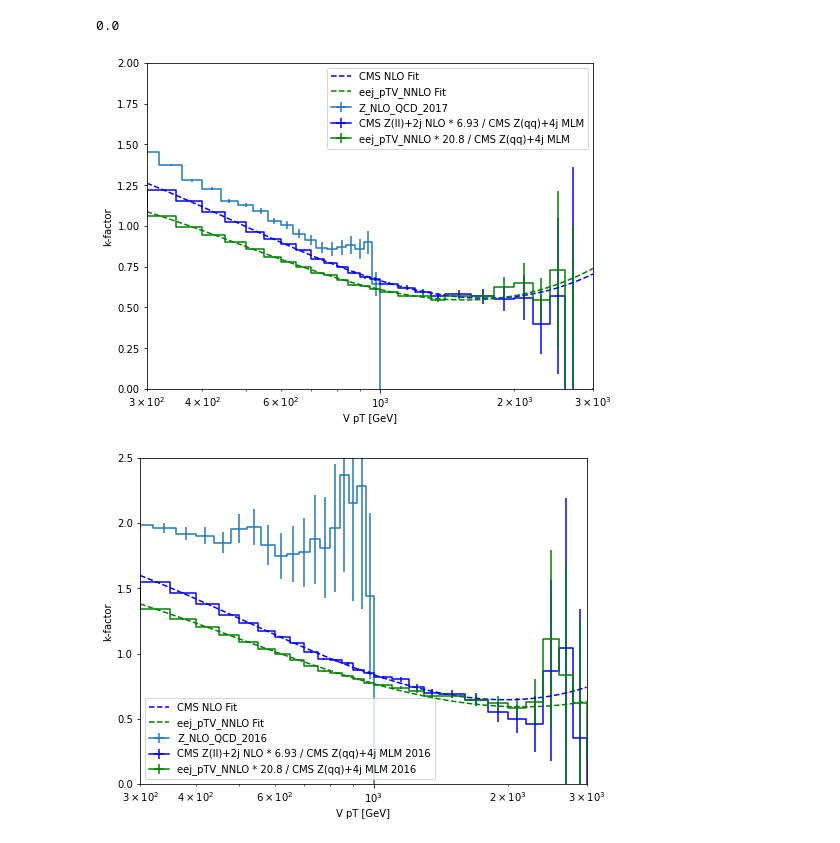
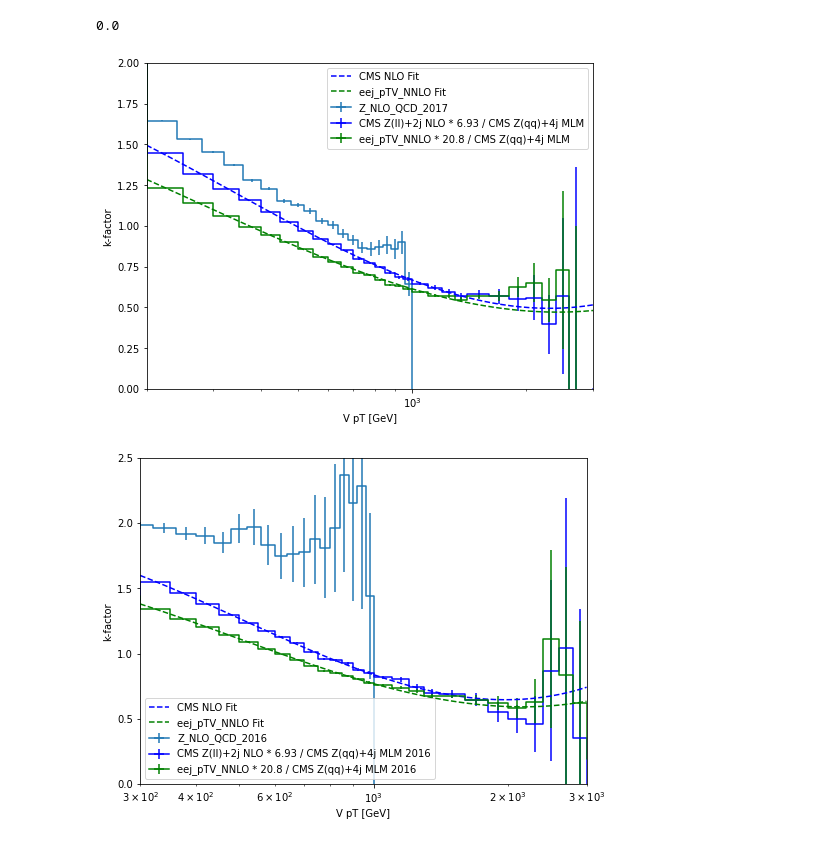
Before and after one commit to mroguljic/Zbb_SF, a Jupyter notebook: NLO_kfactors/vjets_kfactors.ipynb, the cells around one changed output. Saved outputs shown, nothing was run; the diff lists cells and outputs as text; code cells hidden in the pictures.

Commit message:
nlo samples with lwoer pt (still missing xsec)

```diff
--- a/NLO_kfactors/vjets_kfactors.ipynb
+++ b/NLO_kfactors/vjets_kfactors.ipynb
@@ -144,12 +144,16 @@ xs = {
     "ZJetsToQQ_HT600to800_qc19_4j_TuneCP5_13TeV-madgraphMLM-pythia8": 34.06,
     "ZJetsToQQ_HT-800toInf_qc19_4j_TuneCP5_13TeV-madgraphMLM-pythia8": 18.57,
     # monoJet NLO
+    "DY1JetsToLL_M-50_LHEZpT_150-250_TuneCP5_13TeV-amcnloFXFX-pythia8": 9.543,
     "DY1JetsToLL_M-50_LHEZpT_250-400_TuneCP5_13TeV-amcnloFXFX-pythia8": 1.097,
     "DY1JetsToLL_M-50_LHEZpT_400-inf_TuneCP5_13TeV-amcnloFXFX-pythia8": 0.1207,
+    "DY2JetsToLL_M-50_LHEZpT_150-250_TuneCP5_13TeV-amcnloFXFX-pythia8": 15.65,
     "DY2JetsToLL_M-50_LHEZpT_250-400_TuneCP5_13TeV-amcnloFXFX-pythia8": 2.74,
     "DY2JetsToLL_M-50_LHEZpT_400-inf_TuneCP5_13TeV-amcnloFXFX-pythia8": 0.4492,
+    "W1JetsToLNu_LHEWpT_150-250_TuneCP5_13TeV-amcnloFXFX-pythia8": XX.XX,
     "W1JetsToLNu_LHEWpT_250-400_TuneCP5_13TeV-amcnloFXFX-pythia8": 8.06,
     "W1JetsToLNu_LHEWpT_400-inf_TuneCP5_13TeV-amcnloFXFX-pythia8": 0.89,
+    "W1JetsToLNu_LHEWpT_150-250_TuneCP5_13TeV-amcnloFXFX-pythia8": XX.XX,
     "W2JetsToLNu_LHEWpT_250-400_TuneCP5_13TeV-amcnloFXFX-pythia8": 18.03,
     "W2JetsToLNu_LHEWpT_400-inf_TuneCP5_13TeV-amcnloFXFX-pythia8": 3,
     "Z1JetsToNuNu_M-50_LHEZpT_250-400_TuneCP5_13TeV-amcnloFXFX-pythia8": 2.051,
@@ -242,6 +246,8 @@ res = processor.accumulate([
     coffea.util.load("run_20210423_132139.coffea"),
     # 2016 samples
     coffea.util.load("run_20210428_131703.coffea"),
+    #Additional NLO samples to lower the boundary
+    coffea.util.load("run_20211220_131258.coffea"),
 ])
 # %%
 scaled = {}
@@ -444,14 +450,14 @@ def ratio(num, den):
     return num
 
 
-x = np.geomspace(300, 3000)
+x = np.geomspace(200, 3000)
 
 
 tofxfx = ratio(
     scale(cms_llj["Vpt"], 6.93),
     cms_zqqj_mlm["Vpt"],
 )
-tofxfx_fit = polyfit(tofxfx[hist.loc(300):], 3)
+tofxfx_fit = polyfit(tofxfx[hist.loc(200):], 3)
 z_tofxfx_corr = Correction(
     name="Z_MLM2017toFXFX",
     version=1,
@@ -461,9 +467,9 @@ z_tofxfx_corr = Correction(
     data={
         "nodetype": "binning",
         "input": "vpt",
-        "edges": [299, 300, 3000, 3001],
+        "edges": [199, 200, 3000, 3001],
         "content": [
-            np.polyval(tofxfx_fit, np.log(300)),
+            np.polyval(tofxfx_fit, np.log(200)),
             {
                 "nodetype": "formula",
                 "variables": ["vpt"],
@@ -483,42 +489,42 @@ tolindert = ratio(
     scale(lindert["eej_pTV_NNLO"], 20.8),
     cms_zqqj_mlm["Vpt"],
 )
-tolindert_fit = polyfit(tolindert[hist.loc(300):], 3)
+tolindert_fit = polyfit(tolindert[hist.loc(200):], 3)
 z_tolindert_corr = Correction(
     name="Z_MLM2017toNNLOQCD",
     version=1,
     description="eej_pTV_NNLO * 20.8 / CMS Z(qq)+4j MLM",
     inputs=[vptvar],
     output=Variable(name="out", type="real", description="Multiplicative k-factor"),
     data={
         "nodetype": "binning",
         "input": "vpt",
-        "edges": [299, 300, 3000, 3001],
+        "edges": [199, 200, 3000, 3001],
         "content": [
-            np.polyval(tolindert_fit, np.log(300)),
+            np.polyval(tolindert_fit, np.log(200)),
             {
                 "nodetype": "formula",
                 "variables": ["vpt"],
                 "parser": "TFormula",
                 "expression": horner(tolindert_fit, "log(x)"),
             },
             np.polyval(tolindert_fit, np.log(3000)),
         ],
         "flow": "clamp",
     },
 )
 tolindert.plot1d(ax=ax, label="eej_pTV_NNLO * 20.8 / CMS Z(qq)+4j MLM", color="g")
 ax.plot(x, evaluator(z_tolindert_corr)(x), label="eej_pTV_NNLO Fit", color="g", linestyle="--")
 
 ax.set_xscale("log")
 ax.set_ylim(0, 2)
-ax.set_xlim(300, 3000)
+ax.set_xlim(200, 3000)
 ax.set_ylabel("k-factor")
 ax.set_xlabel("V pT [GeV]")
 ax.legend()
 fig.savefig("Z_kCMS.pdf")
 # %% [output]
-[figure, old version]
+[figure, new version]
 # %%
 fig, ax = plt.subplots(figsize=(8, 6))
 
```
Also changed, not shown: parts of 3 cells of this notebook, 1 other file.
